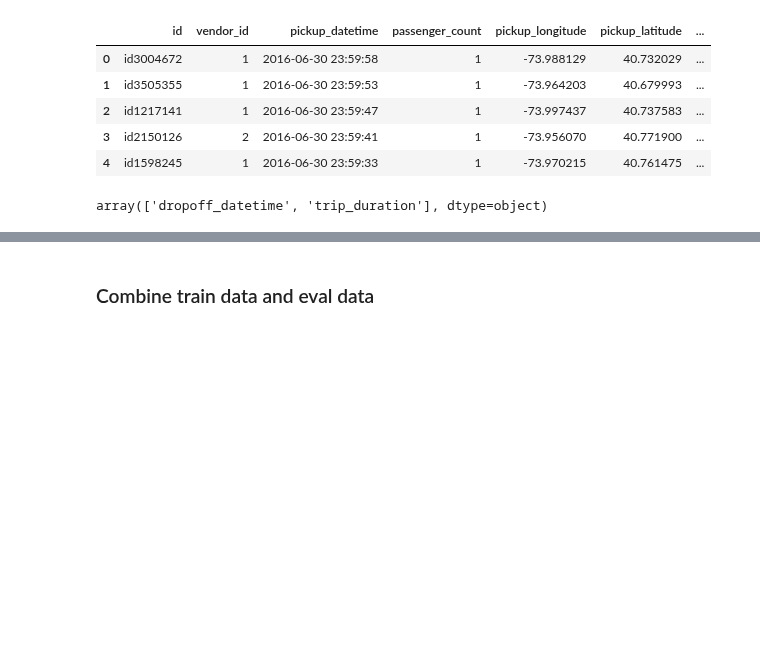
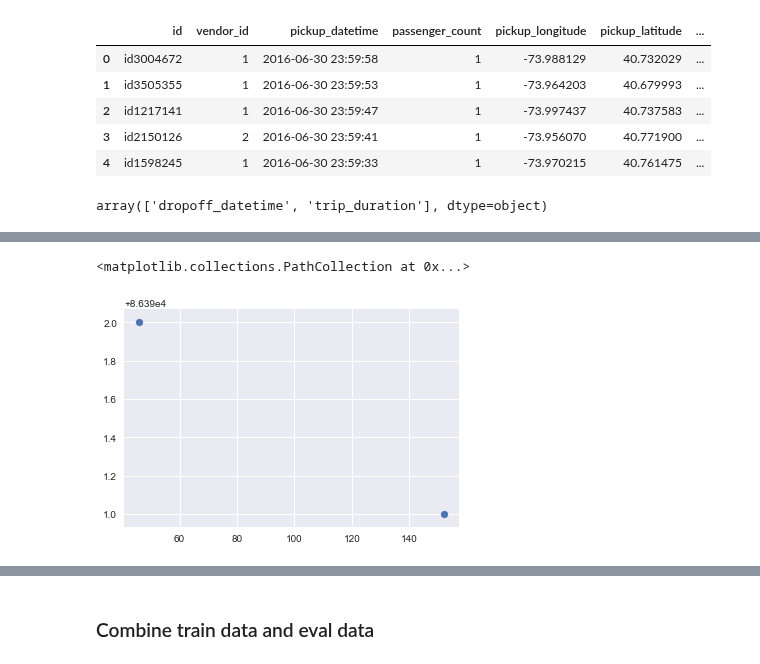
Before and after one commit to latuannetnam/kaggle, a Jupyter notebook: New York City Taxi Trip Duration/nb-taxi-trip-duration-v1.ipynb, the cells around one changed output, grey strips where cells are left out. Cells and saved outputs as stored; diff of their text form; code cells hidden in the pictures; blank space fills up the shorter version.

```diff
--- a/New York City Taxi Trip Duration/nb-taxi-trip-duration-v1.ipynb
+++ b/New York City Taxi Trip Duration/nb-taxi-trip-duration-v1.ipynb
@@ -95,0 +98,10 @@ array(['dropoff_datetime', 'trip_duration'], dtype=object)
+# %%
+data = train_data
+# %%
+label='trip_duration'
+data1 = data[(data[label] < 1000000) & (data[label] > 86390) ]
+#data1 = data[(data[label] < 1000000) & (data[label] > 22 * 3600) ]
+#data1 = data[(data[label] > 1000000) ]
+data1['datetime_obj'] = pd.to_datetime(data1['pickup_datetime'])
+
+data1[label].describe()
@@ -95,0 +118,5 @@ array(['dropoff_datetime', 'trip_duration'], dtype=object)
+# %%
+plt.scatter(data1['datetime_obj'].dt.dayofyear, data1[label])
+# %% [output]
+<matplotlib.collections.PathCollection at 0x...>
+[figure, added]
```
Also changed, not shown: parts of 4 cells of this notebook, 3 other files.
